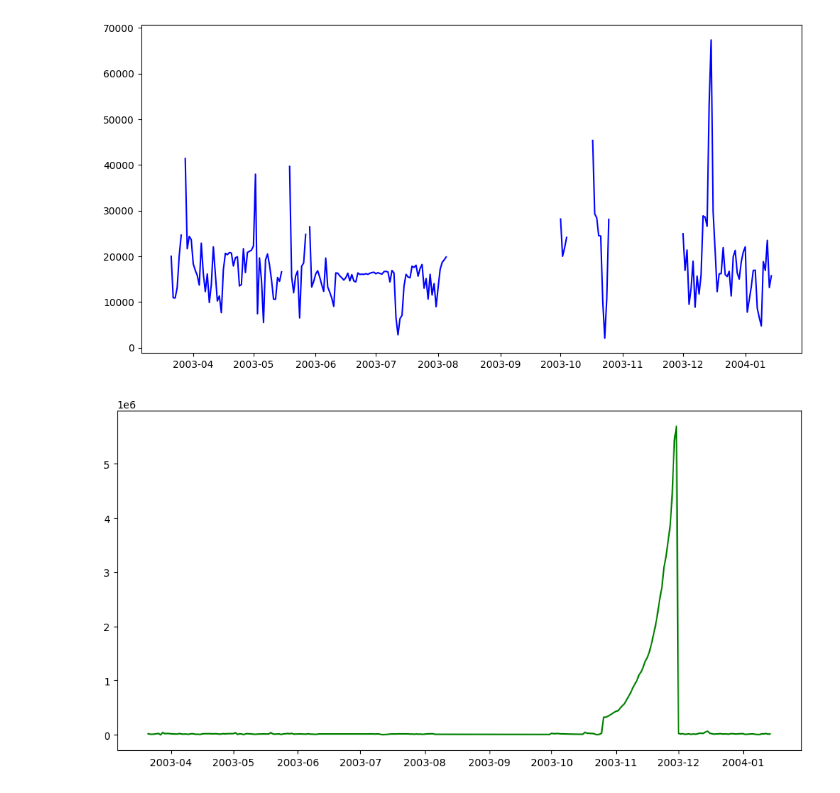
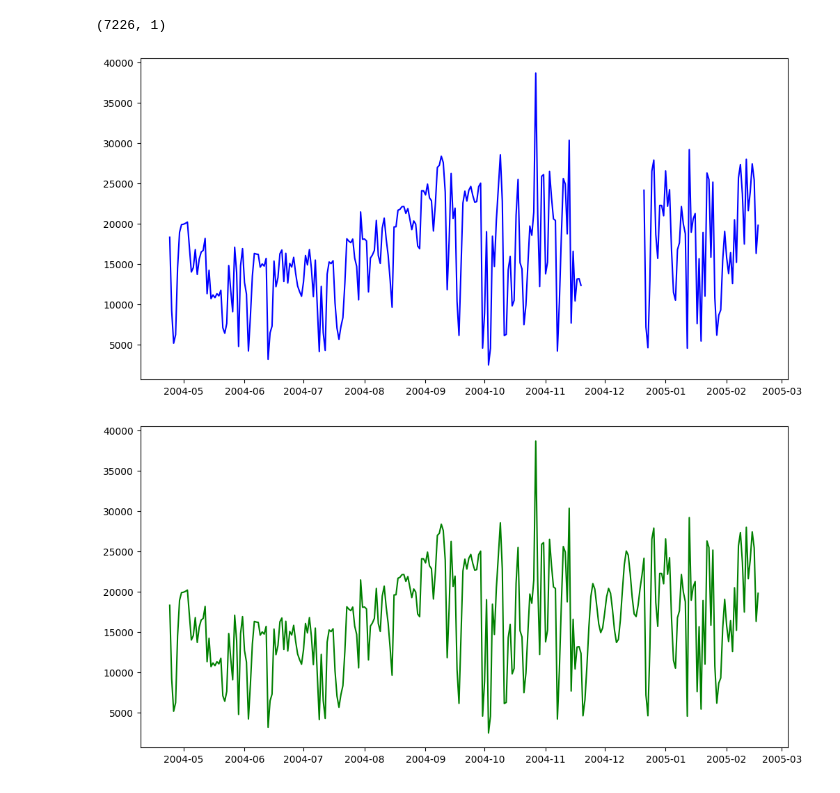
Before and after one commit to diasYuri/radiation-forecast, a Jupyter notebook: notebook/fillers/dmd.ipynb, the cells around one changed output. Saved outputs shown, nothing was run; the diff lists cells and outputs as text; code cells hidden in the pictures.

```diff
--- a/notebook/fillers/dmd.ipynb
+++ b/notebook/fillers/dmd.ipynb
@@ -113,12 +266,17 @@ df_complete = data_fill(df, 'RADIATION', False)
+# %%
+df_complete = DmdFiller(d_factor=0.92).dmd_filler(df.RADIATION)
+# %% [output]
+(7226, 1)
 # %%
+minrange = 400
 maxrange = 300
 plt.figure(figsize=(12, 6))
-plt.plot(df['RADIATION'][0:maxrange], color='blue')
+plt.plot(df['RADIATION'][minrange:minrange+maxrange], color='blue')
 plt.show()
 
 plt.figure(figsize=(12, 6))
-plt.plot(df_complete['RADIATION'][0:maxrange], color='green')
+plt.plot(df_complete[minrange:minrange+maxrange], color='green')
 plt.show()
 # %% [output]
-[figure, old version]
+[figure, new version]
-[figure, old version]
+[figure, new version]
```
Also changed, not shown: parts of 4 cells of this notebook, 7 other files.
